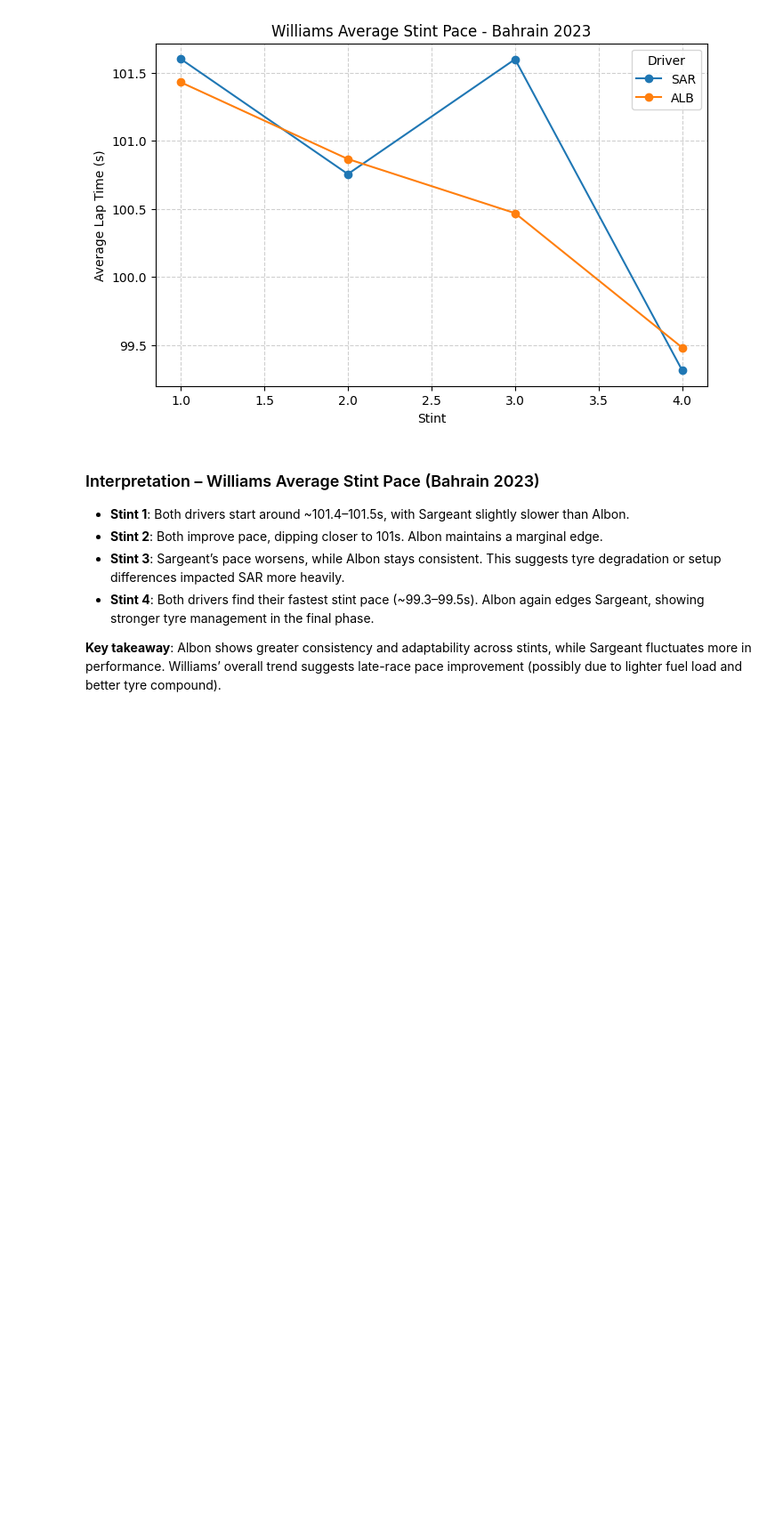
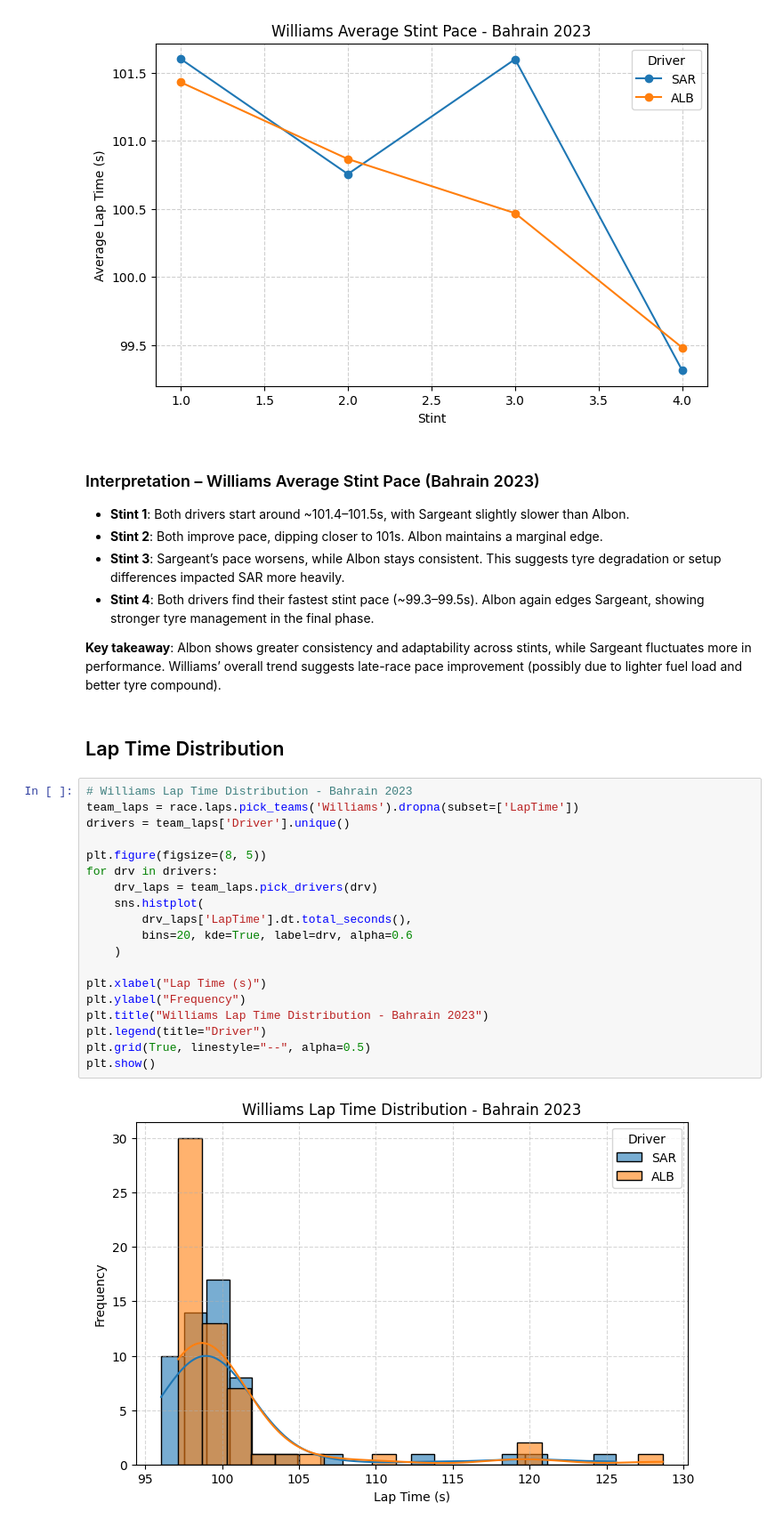
Before and after one commit to RishiRoopen/F1_Race_Predictor, a Jupyter notebook: notebook/03_exploratory_analysis.ipynb, the cells around one changed output. Shown at 89% size. Cells and saved outputs as stored; diff of their text form; blank space fills up the shorter version.

```diff
--- a/notebook/03_exploratory_analysis.ipynb
+++ b/notebook/03_exploratory_analysis.ipynb
@@ -278,3 +279,26 @@ plt.show()
 - **Stint 4**: Both drivers find their fastest stint pace (~99.3–99.5s). Albon again edges Sargeant, showing stronger tyre management in the final phase.
 
 **Key takeaway**: Albon shows greater consistency and adaptability across stints, while Sargeant fluctuates more in performance. Williams’ overall trend suggests late-race pace improvement (possibly due to lighter fuel load and better tyre compound).
+# %% [markdown]
+## Lap Time Distribution
+# %%
+# Williams Lap Time Distribution - Bahrain 2023
+team_laps = race.laps.pick_teams('Williams').dropna(subset=['LapTime'])
+drivers = team_laps['Driver'].unique()
+
+plt.figure(figsize=(8, 5))
+for drv in drivers:
+    drv_laps = team_laps.pick_drivers(drv)
+    sns.histplot(
+        drv_laps['LapTime'].dt.total_seconds(),
+        bins=20, kde=True, label=drv, alpha=0.6
+    )
+
+plt.xlabel("Lap Time (s)")
+plt.ylabel("Frequency")
+plt.title("Williams Lap Time Distribution - Bahrain 2023")
+plt.legend(title="Driver")
+plt.grid(True, linestyle="--", alpha=0.5)
+plt.show()
+# %% [output]
+[figure, added]
```
Also changed, not shown: parts of 5 cells of this notebook.
